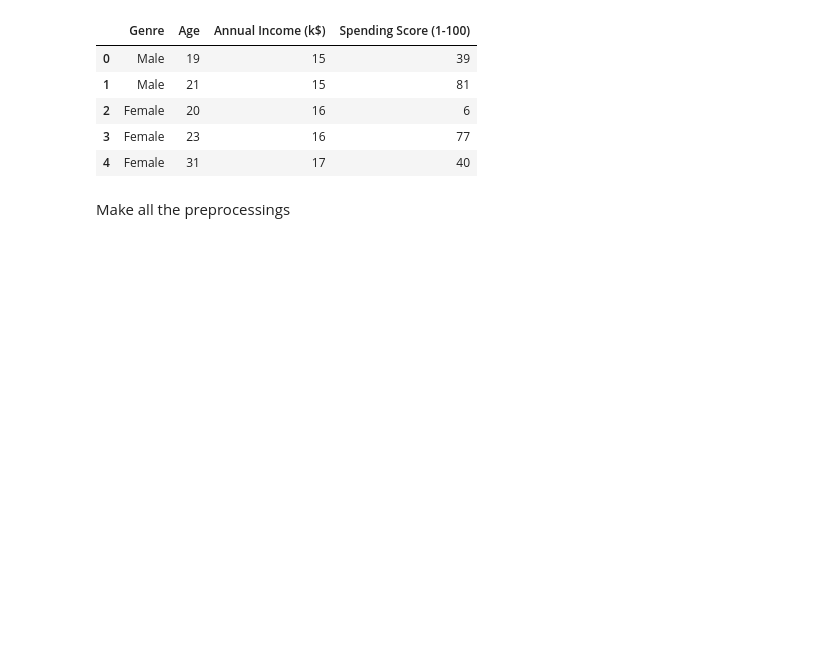
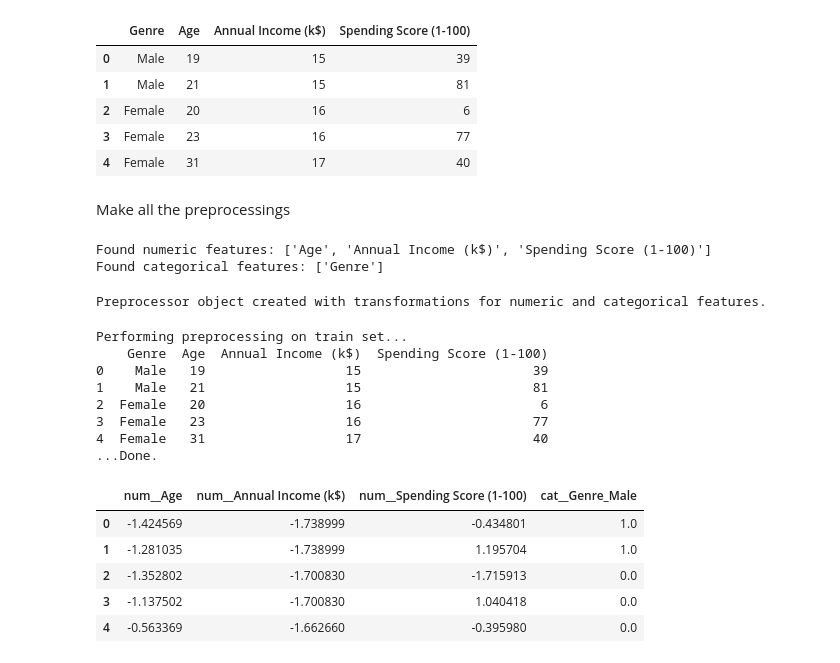
Before and after one commit to msche81/2-Jedha_Fullstack, a Jupyter notebook: 7_unsupervised_machine_learning/1_KMeans/1-2_Know_your_customers_KMeans.ipynb, the cells around one changed output. Cells and saved outputs as stored; diff of their text form; code cells hidden in the pictures; blank space fills up the shorter version.

```diff
--- a/7_unsupervised_machine_learning/1_KMeans/1-2_Know_your_customers_KMeans.ipynb
+++ b/7_unsupervised_machine_learning/1_KMeans/1-2_Know_your_customers_KMeans.ipynb
@@ -92,6 +92,16 @@ Preview of the dataset:
 | 4 | Female | 31 | 17 | 40 |
 # %% [markdown]
 Make all the preprocessings
+# %%
+# Détection automatique des colonnes numériques et catégorielles
+numeric_features = [col for col in dataset_new.columns if dataset_new[col].dtype in ['float64', 'int64']]
+categorical_features = [col for col in dataset_new.columns if dataset_new[col].dtype == 'object']
+
+print("Found numeric features:", numeric_features)
+print("Found categorical features:", categorical_features)
+# %% [output]
+Found numeric features: ['Age', 'Annual Income (k$)', 'Spending Score (1-100)']
+Found categorical features: ['Genre']
 # %%
 numeric_transformer = Pipeline(
     steps=[
@@ -108,0 +117,37 @@ preprocessor = Column
+# %%
+# Création de l'objet de prétraitement qui applique les transformations aux colonnes numériques et catégorielles
+preprocessor = ColumnTransformer(
+    transformers=[
+        ('num', numeric_transformer, numeric_features),     # Applique le pipeline numérique aux caractéristiques numériques
+        ('cat', categorical_transformer, categorical_features)  # Applique le pipeline catégoriel aux caractéristiques catégorielles
+    ]
+)
+
+print("Preprocessor object created with transformations for numeric and categorical features.")
+# %% [output]
+Preprocessor object created with transformations for numeric and categorical features.
+# %%
+# Prétraitement sur l'ensemble des données
+print("Performing preprocessing on train set...")
+print(dataset_new.head())
+dataset_cleaned = preprocessor.fit_transform(dataset_new)
+print("...Done.")
+
+# Convertit en DataFrame pour garder les noms de colonnes après transformation
+dataset_cleaned = pd.DataFrame(dataset_cleaned, columns=preprocessor.get_feature_names_out())
+dataset_cleaned.head()
+# %% [output]
+Performing preprocessing on train set...
+    Genre  Age  Annual Income (k$)  Spending Score (1-100)
+0    Male   19                  15                      39
+1    Male   21                  15                      81
+2  Female   20                  16                       6
+3  Female   23                  16                      77
+4  Female   31                  17                      40
+...Done.
+|  | num__Age | num__Annual Income (k$) | num__Spending Score (1-100) | cat__Genre_Male |
+| 0 | -1.424569 | -1.738999 | -0.434801 | 1.0 |
+| 1 | -1.281035 | -1.738999 | 1.195704 | 1.0 |
+| 2 | -1.352802 | -1.700830 | -1.715913 | 0.0 |
+| 3 | -1.137502 | -1.700830 | 1.040418 | 0.0 |
+| 4 | -0.563369 | -1.662660 | -0.395980 | 0.0 |
```
Also changed, not shown: parts of 14 cells of this notebook.
